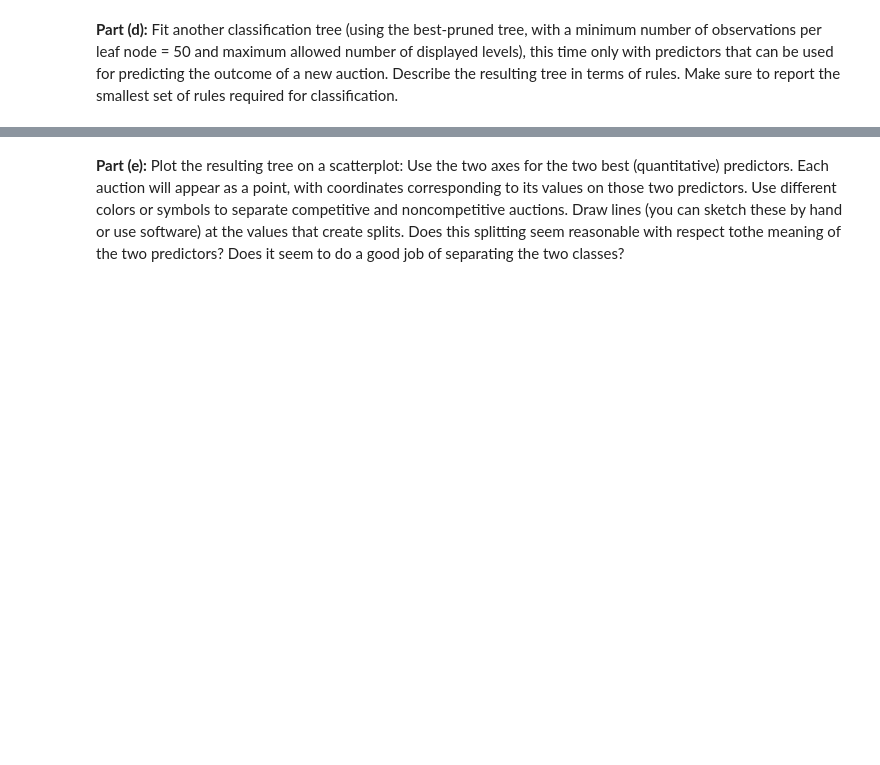
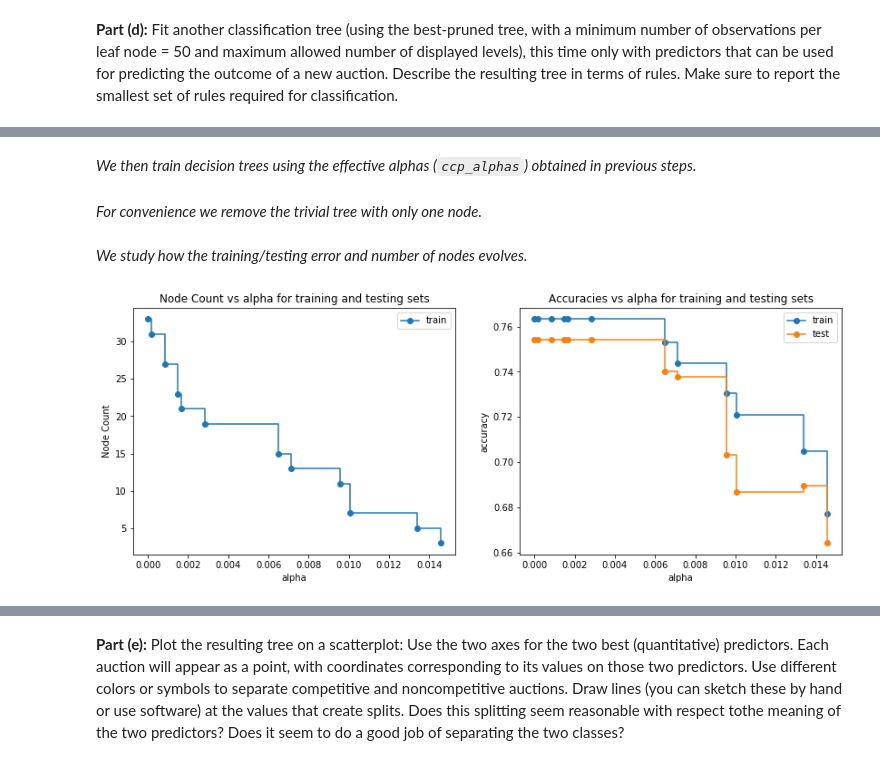
Before and after one commit to Samuel-CHLam/MIT_Submissions, a Jupyter notebook: IDS.147/IDS.147_PSet_6.ipynb, the cells around one changed output, grey strips where cells are left out. Drawn from its saved outputs; the diff is of its cells as text; code cells hidden in the pictures; blank space fills up the shorter version.

```diff
--- a/IDS.147/IDS.147_PSet_6.ipynb
+++ b/IDS.147/IDS.147_PSet_6.ipynb
@@ -158,0 +191,4 @@ print(1)
+# %%
+X = dummy_auction.drop(columns = ["Competitive?", "ClosePrice"])
+y = dummy_auction["Competitive?"]
+X_train, X_test, y_train, y_test = sklearn.model_selection.train_test_split(X, y, test_size=0.4, random_state = 1234)
@@ -158,0 +197,41 @@ print(1)
+# %%
+clf = sklearn.tree.DecisionTreeClassifier(min_samples_leaf = 50, max_depth = 7) #.fit(X_train, y_train)
+path = clf.cost_complexity_pruning_path(X_train, y_train)
+ccp_alphas, impurities = path.ccp_alphas, path.impurities
+# %% [markdown]
+*We then train decision trees using the effective alphas (`ccp_alphas`) obtained in previous steps.*
+# %%
+clfs = []
+for ccp_alpha in ccp_alphas:
+    clf = sklearn.tree.DecisionTreeClassifier(random_state=0, ccp_alpha=ccp_alpha, min_samples_leaf = 50, max_depth = 7)
+    clf.fit(X_train, y_train)
+    clfs.append(clf)
+# %% [markdown]
+*For convenience we remove the trivial tree with only one node.*
+# %%
+clfs = clfs[:-1]
+ccp_alphas = ccp_alphas[:-1]
+# %% [markdown]
+*We study how the training/testing error and number of nodes evolves.*
+# %%
+node_counts = [clf.tree_.node_count for clf in clfs]
+train_scores = [clf.score(X_train, y_train) for clf in clfs]
+test_scores = [clf.score(X_test, y_test) for clf in clfs]
+
+fig, ax = plt.subplots(nrows = 1, ncols = 2, figsize=(14,5))
+ax[0].set_xlabel("alpha")
+ax[0].set_ylabel("Node Count")
+ax[0].set_title("Node Count vs alpha for training and testing sets")
+ax[0].plot(ccp_alphas, node_counts, marker='o', label="train", drawstyle="steps-post")
+ax[0].legend()
+
+ax[1].set_xlabel("alpha")
+ax[1].set_ylabel("accuracy")
+ax[1].set_title("Accuracies vs alpha for training and testing sets")
+ax[1].plot(ccp_alphas, train_scores, marker='o', label="train", drawstyle="steps-post")
+ax[1].plot(ccp_alphas, test_scores, marker='o', label="test", drawstyle="steps-post")
+ax[1].legend()
+
+plt.show()
+# %% [output]
+[figure, added]
```
Also changed, not shown: parts of 25 cells of this notebook, 3 other files.
